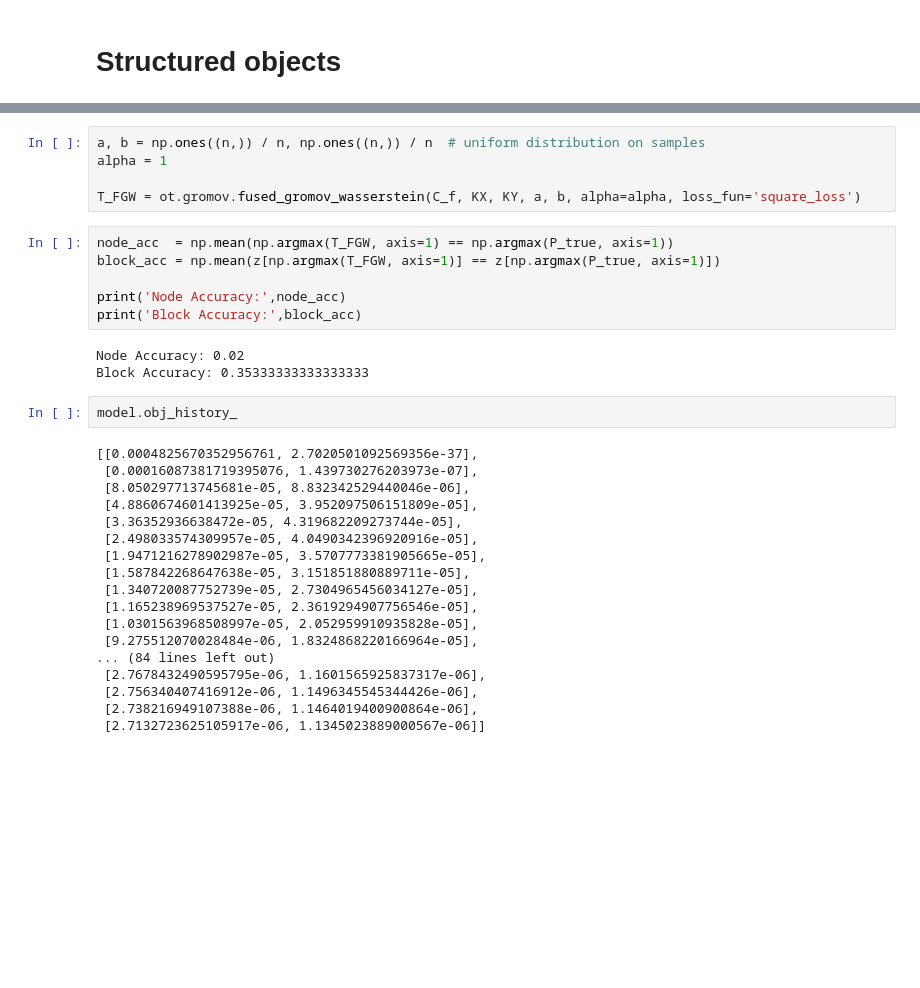
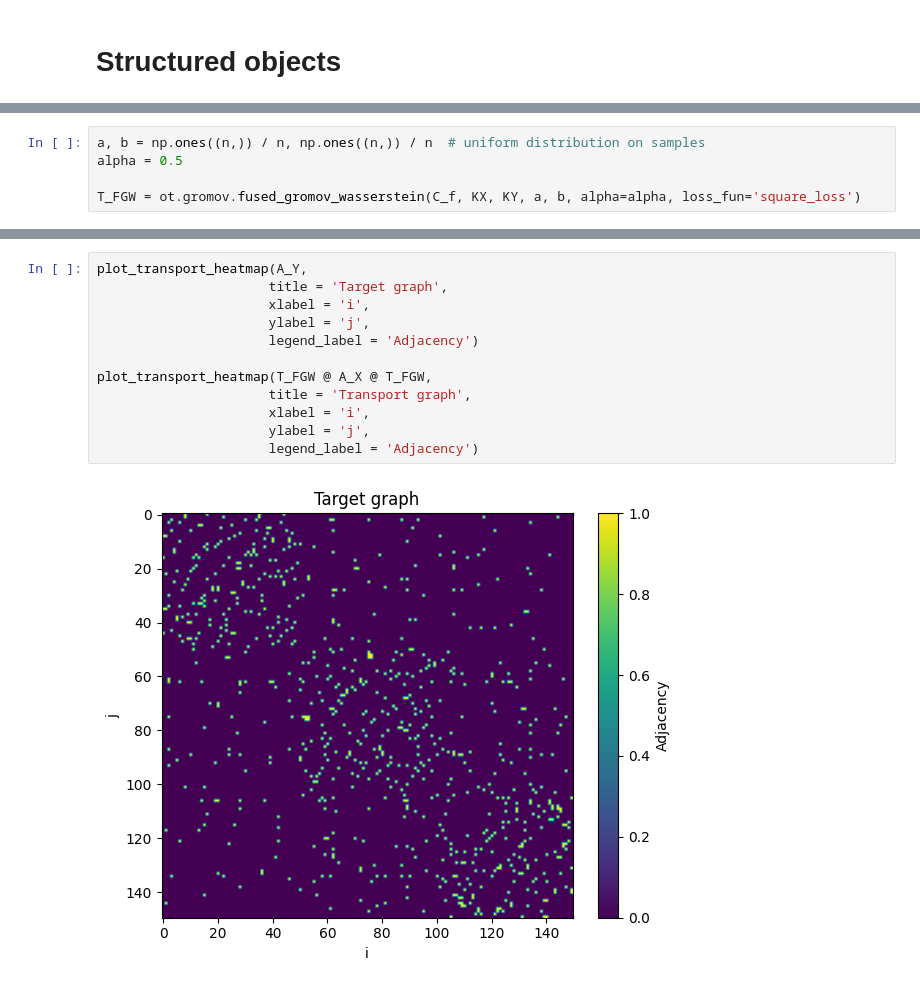
Before and after one commit to Junhyoung-Chung/fused-optimal-transport, a Jupyter notebook: simulation/FOT_simulation.ipynb, the cells around one changed output, grey strips where cells are left out. Drawn from its saved outputs; the diff is of its cells as text; blank space fills up the shorter version.

```diff
--- a/simulation/FOT_simulation.ipynb
+++ b/simulation/FOT_simulation.ipynb
@@ -316,0 +540,5 @@ Block Accuracy: 0.9333333333333333
+# %%
+a, b = np.ones((n,)) / n, np.ones((n,)) / n  # uniform distribution on samples
+alpha = 0.5
+
+T_FGW = ot.gromov.fused_gromov_wasserstein(C_f, KX, KY, a, b, alpha=alpha, loss_fun='square_loss')
@@ -347,34 +602,14 @@ plot_transport_heatmap(model.P_.T @ A_X @ model.P_,
-# %%
-a, b = np.ones((n,)) / n, np.ones((n,)) / n  # uniform distribution on samples
-alpha = 1
-
-T_FGW = ot.gromov.fused_gromov_wasserstein(C_f, KX, KY, a, b, alpha=alpha, loss_fun='square_loss')
-# %%
-node_acc  = np.mean(np.argmax(T_FGW, axis=1) == np.argmax(P_true, axis=1))
-block_acc = np.mean(z[np.argmax(T_FGW, axis=1)] == z[np.argmax(P_true, axis=1)])
-
-print('Node Accuracy:',node_acc)
-print('Block Accuracy:',block_acc)
-# %% [output]
-Node Accuracy: 0.02
-Block Accuracy: 0.35333333333333333
-# %%
-model.obj_history_
-# %% [output]
-[[0.0004825670352956761, 2.7020501092569356e-37],
- [0.00016087381719395076, 1.439730276203973e-07],
- [8.050297713745681e-05, 8.832342529440046e-06],
- [4.8860674601413925e-05, 3.952097506151809e-05],
- [3.36352936638472e-05, 4.319682209273744e-05],
- [2.498033574309957e-05, 4.0490342396920916e-05],
- [1.9471216278902987e-05, 3.5707773381905665e-05],
- [1.587842268647638e-05, 3.151851880889711e-05],
- [1.340720087752739e-05, 2.7304965456034127e-05],
- [1.165238969537527e-05, 2.3619294907756546e-05],
- [1.0301563968508997e-05, 2.052959910935828e-05],
- [9.275512070028484e-06, 1.8324868220166964e-05],
-... (84 lines left out)
- [2.7678432490595795e-06, 1.1601565925837317e-06],
- [2.756340407416912e-06, 1.1496345545344426e-06],
- [2.738216949107388e-06, 1.1464019400900864e-06],
- [2.7132723625105917e-06, 1.1345023889000567e-06]]
+# %%
+plot_transport_heatmap(A_Y,
+                      title = 'Target graph',
+                      xlabel = 'i',
+                      ylabel = 'j',
+                      legend_label = 'Adjacency')
+
+plot_transport_heatmap(T_FGW @ A_X @ T_FGW,
+                      title = 'Transport graph',
+                      xlabel = 'i',
+                      ylabel = 'j',
+                      legend_label = 'Adjacency')
+# %% [output]
+[figure, added]
```
Also changed, not shown: parts of 14 cells of this notebook.
